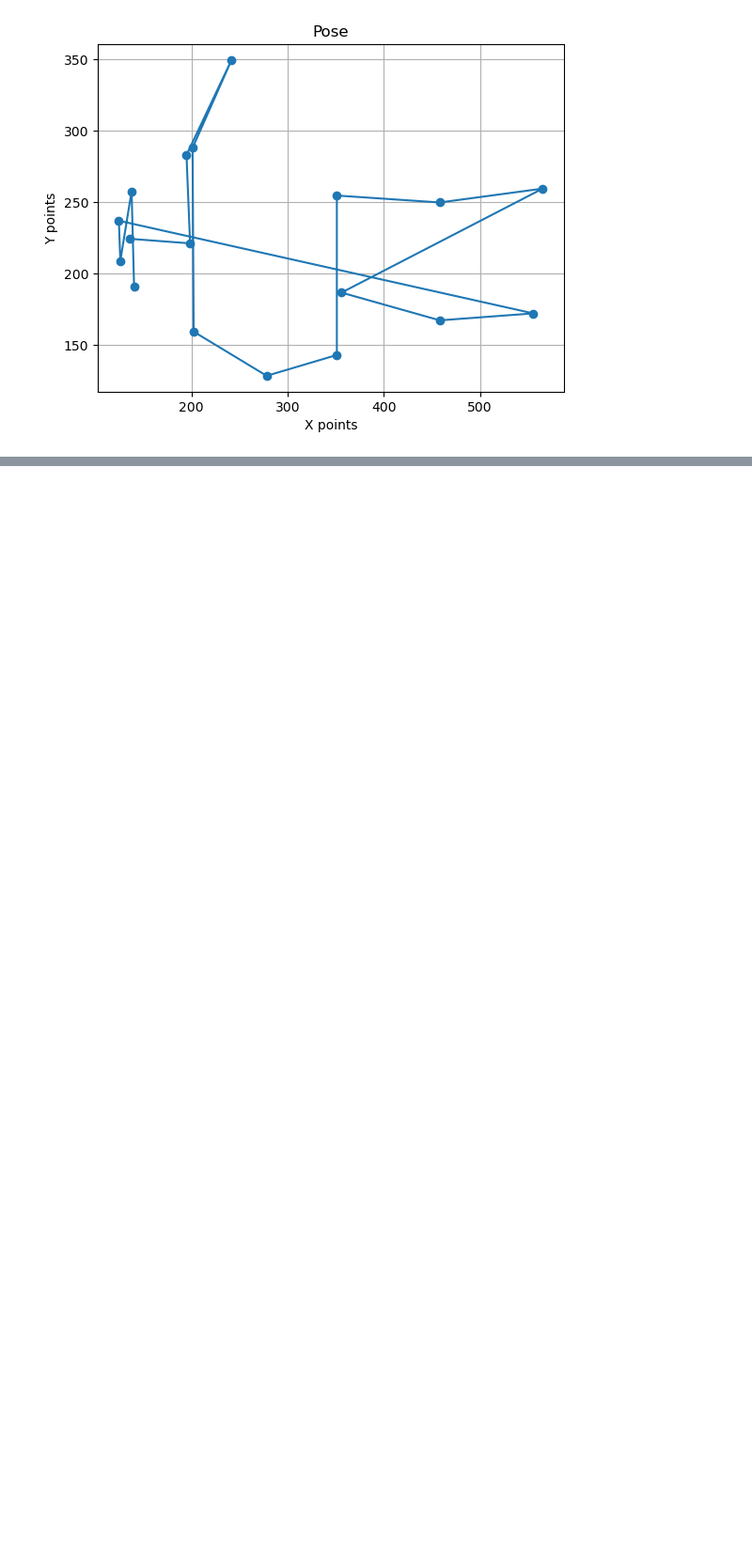
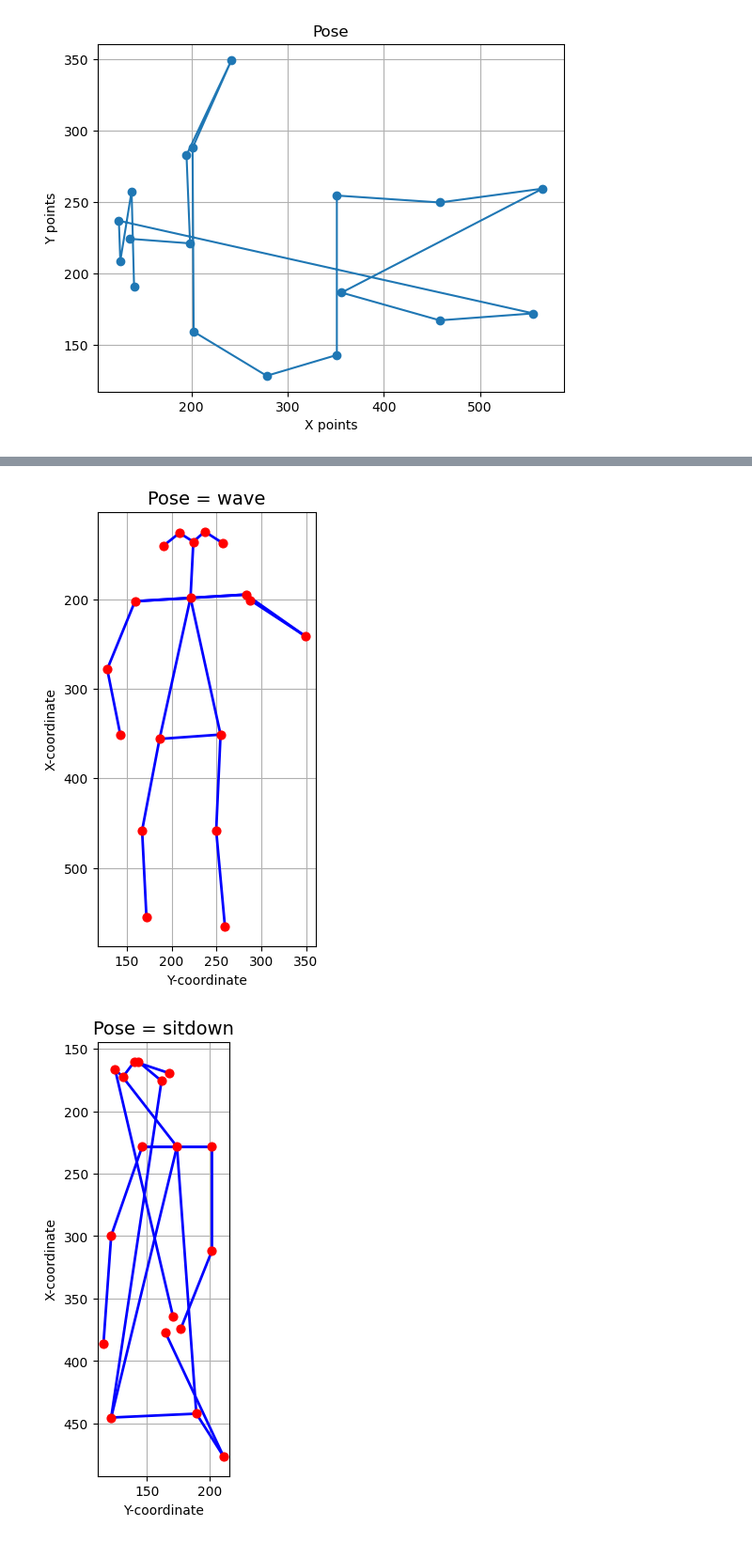
Before and after one commit to IsaacPerez02/ML_for_networks, a Jupyter notebook: Seminars/Seminar_02/S2.ipynb, the cells around one changed output, grey strips where cells are left out. Shown at 94% size. Drawn from its saved outputs; the diff is of its cells as text; code cells hidden in the pictures; blank space fills up the shorter version.

```diff
--- a/Seminars/Seminar_02/S2.ipynb
+++ b/Seminars/Seminar_02/S2.ipynb
@@ -73,0 +104,56 @@ plot_pose(df.iloc[0])
+# %%
+connections = [
+    (0, 1),   # 1–2  Nose – Neck
+    (1, 2),   # 2–3  Neck – Right Shoulder
+    (2, 3),   # 3–4  Right Shoulder – Right Elbow
+    (3, 4),   # 4–5  Right Elbow – Right Wrist
+    (1, 5),   # 2–6  Neck – Left Shoulder
+    (5, 6),   # 6–7  Left Shoulder – Left Elbow
+    (6, 7),   # 7–8  Left Elbow – Left Wrist
+    (1, 8),   # 2–9  Neck – Right Hip
+    (8, 9),   # 9–10 Right Hip – Right Knee
+    (9, 10),  # 10–11 Right Knee – Right Ankle
+    (1, 11),  # 2–12 Neck – Left Hip
+    (11, 12), # 12–13 Left Hip – Left Knee
+    (12, 13), # 13–14 Left Knee – Left Ankle
+    (0, 14),  # 1–15 Nose – Right Eye
+    (0, 15),  # 1–16 Nose – Left Eye
+    (14, 16), # 15–17 Right Eye – Right Ear
+    (15, 17), # 16–18 Left Eye – Left Ear
+    (2, 5),   # 3–6  Right Shoulder – Left Shoulder
+    (8, 11)   # 9–12 Right Hip – Left Hip
+]
+
+pose_map = {1:'wave', 2:'push', 3:'crouch', 4:'sitdown', 5:'bend'}
+
+def plot_skeleton(i):
+    pts = skel_train.iloc[i].values
+    x   = pts[:18]
+    y   = pts[18:36]
+    lbl = int(train_y[i])
+    name = pose_map.get(lbl, lbl)
+
+    plt.figure(figsize=(6,6))
+    for a, b in connections:
+        plt.plot([y[a], y[b]], [x[a], x[b]],
+                 '-', color='blue', linewidth=2)
+    plt.scatter(y, x, color='red', s=40, zorder=3)
+
+    plt.title(f'Pose = {name}', fontsize=14)
+    plt.xlabel('Y-coordinate')
+    plt.ylabel('X-coordinate')
+    plt.grid(True)
+    plt.gca().invert_yaxis()
+    plt.gca().set_aspect('equal', 'box')
+    plt.show()
+
+
+# Prueba
+plot_skeleton(0)
+plot_skeleton(25)
+plot_skeleton(50)
+plot_skeleton(75)
+plot_skeleton(100)
+# %% [output]
+[figure, added]
+[figure, added]
```
Also changed, not shown: parts of 5 cells of this notebook.
